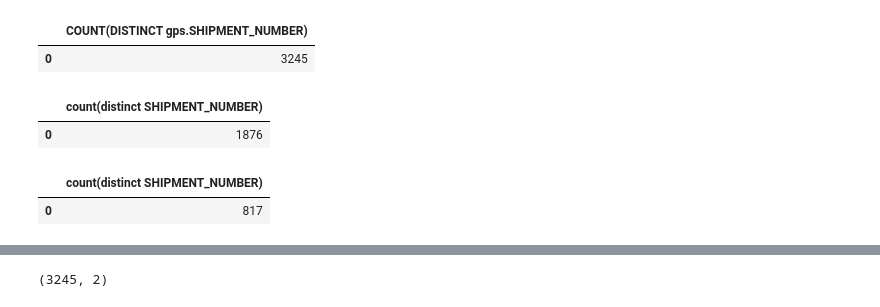
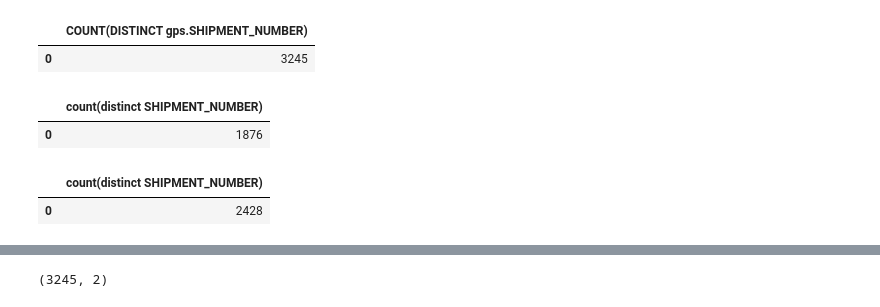
Before and after one commit to abhigued/digihaul_assessment, a Jupyter notebook: OneDrive_1_26-09-2024/Assessment.ipynb, the cells around one changed output, grey strips where cells are left out. Drawn from its saved outputs; the diff is of its cells as text; code cells hidden in the pictures.

```diff
--- a/OneDrive_1_26-09-2024/Assessment.ipynb
+++ b/OneDrive_1_26-09-2024/Assessment.ipynb
@@ -96,6 +99,8 @@ df_sb['FIRST_COLLECTION_SCHEDULE_EARLIEST_lcl'] = pd.to_datetime(df_sb['FIRST_CO
 df_sb['FIRST_COLLECTION_SCHEDULE_LATEST_lcl'] = pd.to_datetime(df_sb['FIRST_COLLECTION_SCHEDULE_LATEST'], errors='coerce', utc='True')
 df_sb['LAST_DELIVERY_SCHEDULE_EARLIEST_lcl'] = pd.to_datetime(df_sb['LAST_DELIVERY_SCHEDULE_EARLIEST'], errors='coerce', utc='True')
 df_sb['LAST_DELIVERY_SCHEDULE_LATEST_lcl'] = pd.to_datetime(df_sb['LAST_DELIVERY_SCHEDULE_LATEST'], errors='coerce', utc='True')
+df_sb['LAST_DELIVERY_SCHEDULE_LATEST_lcl_plus30'] = pd.to_datetime(df_sb['LAST_DELIVERY_SCHEDULE_LATEST_lcl']) + pd.to_timedelta(30, unit='minute')
+
 
 df_sb.head()
 # %% [output]
@@ -143,0 +301,2 @@ Operational teams rely on KPIs like on-time collection and on-time delivery to g
+# %%
+output_14['is_delivered_3'] = output_14[['is_delivered','is_delivered_2']].max(axis=1)
@@ -143,0 +596,16 @@ Operational teams rely on KPIs like on-time collection and on-time delivery to g
+# %%
+
+
+
+
+output_14 = get_distance(output_14)
+
+query_16 = """select SHIPMENT_NUMBER, MIN(distance) AS min_distance
+            from output_14
+            group by SHIPMENT_NUMBER"""
+
+output_16 = sqldf.run(query_16)
+
+print(output_16.shape)
+
+output_16.head()
@@ -143,0 +630,15 @@ Operational teams rely on KPIs like on-time collection and on-time delivery to g
+# %%
+###
+
+
+query_17 = """select o14.*
+            from output_14 AS o14
+            join output_16 AS o16
+            on o14.SHIPMENT_NUMBER = o16.SHIPMENT_NUMBER AND o14.distance = o16.min_distance
+            """
+
+output_17 = sqldf.run(query_17)
+
+print(output_17.shape)
+
+output_17.head()
@@ -191,20 +701,23 @@ output_4
 |  | count(distinct SHIPMENT_NUMBER) |
 | 0 | 1876 |
 # %%
+### Assuming a shipment is considered delivered if there is a GPS location (lon/lat)...
+### matches upto 1 decimal points with last delivery location (lon/lat)
+
 query_5 = """select sb.*, gps.LAT, gps.LON, gps.RECORD_TIMESTAMP
             from df_sb AS sb
             left join df_GPS AS gps
             on sb.SHIPMENT_NUMBER = gps.SHIPMENT_NUMBER AND round(sb.LAST_DELIVERY_LATITUDE,1) = round(gps.LAT,1) \
             AND round(sb.LAST_DELIVERY_LONGITUDE,1) = round(gps.LON,1)"""
 
 output_5 = sqldf.run(query_5)
 
-query_6 = """select count(distinct SHIPMENT_NUMBER) from output_5 where LAT is NULL OR LON IS NULL"""
+query_6 = """select count(distinct SHIPMENT_NUMBER) from output_5 where LAT is NOT NULL OR LON IS NOT NULL"""
 
 output_6 = sqldf.run(query_6)
 
 output_6
 # %% [output]
 |  | count(distinct SHIPMENT_NUMBER) |
-| 0 | 817 |
+| 0 | 2428 |
 # %%
```
Also changed, not shown: parts of 51 cells of this notebook, 5 other files.
